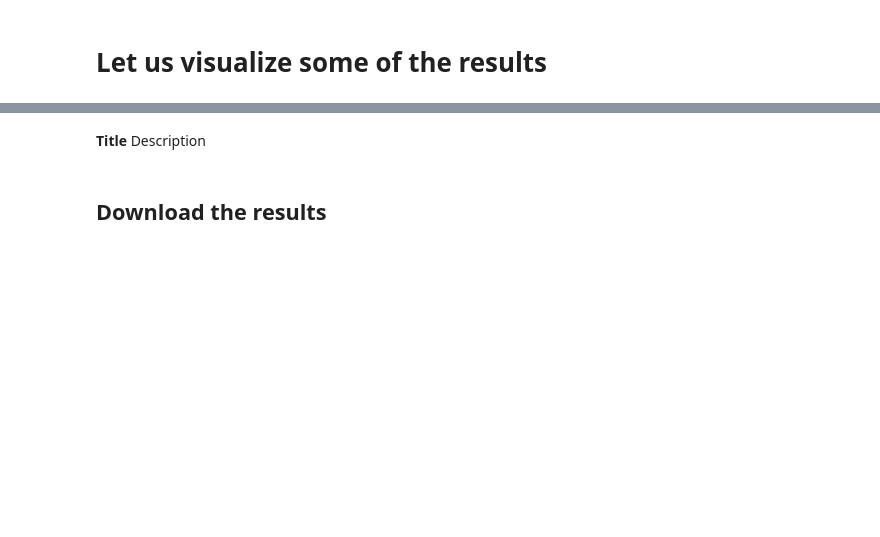
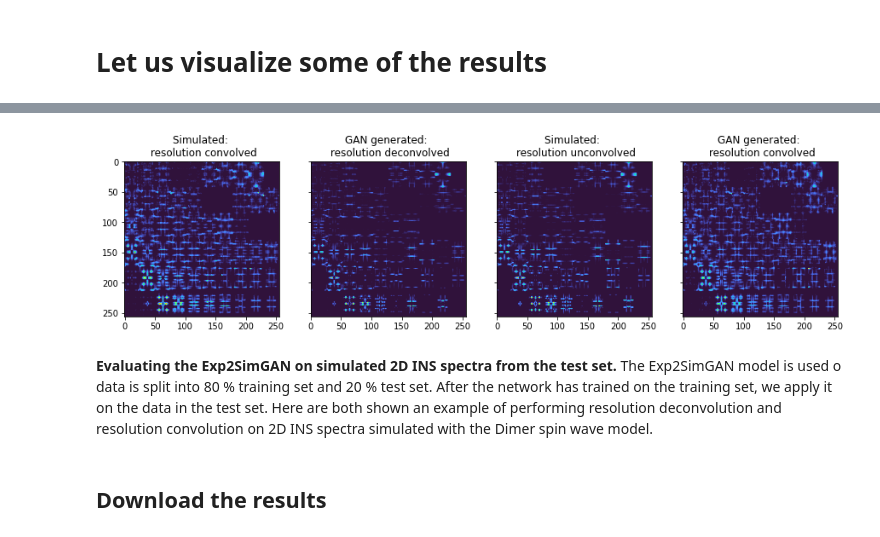
Before and after one commit to AndySAnker/Exp2SimGAN, a Jupyter notebook: Exp2SimGAN.ipynb, the cells around one changed output, grey strips where cells are left out. Saved outputs shown, nothing was run; the diff lists cells and outputs as text; code cells hidden in the pictures; blank space fills up the shorter version.

Commit message:
Updated visualisations

```diff
--- a/Exp2SimGAN.ipynb
+++ b/Exp2SimGAN.ipynb
@@ -20,10 +20,15 @@ This script guides you through a simple example of how to use Exp2SimGAN to matc
 !unzip evXHKjYjlo
 !pip install pytorch_lightning torch-geometric==1.7.2 torch-scatter
 !pip3 install torch-sparse -f https://data.pyg.org/whl/torch-1.10.1+cpu.html
-!pip install matplotlib ipywidgets dominate
+!pip install matplotlib==3.5.3 ipywidgets dominate
 from google.colab import output, files
 from IPython.display import Image
 import matplotlib.pyplot as plt
 import shutil
 import os
+import matplotlib.image as mpimg
+import numpy as np
+
+def norm_im(im):    return 0.000000001+(im - im.min())/(im.max() - im.min()) # Normalisation
+def rgb2gray(rgb):  return np.dot(rgb[...,:3], [0.299, 0.587, 0.144])
 os.chdir("Exp2SimGAN")
@@ -95,5 +70,30 @@ ValueError: ignored
-# %% [markdown]
-**Title** Description
+# %%
+# We first load the results
+img_realA = mpimg.imread('results/test_Data/dataset_All_balanced/test_400/images/real_A/sim_ref_dimer_TobyFit.png')
+img_realB = mpimg.imread('results/test_Data/dataset_All_balanced/test_400/images/real_B/sim_ref_dimer_Nore.png')
+img_fakeA = mpimg.imread('results/test_Data/dataset_All_balanced/test_400/images/fake_A/sim_ref_dimer_Nore.png')
+img_fakeB = mpimg.imread('results/test_Data/dataset_All_balanced/test_400/images/fake_B/sim_ref_dimer_TobyFit.png')
+
+# We normalise the results and convert them to greyscale
+img_realA = norm_im(rgb2gray(norm_im(img_realA)))
+img_realB = norm_im(rgb2gray(norm_im(img_realB)))
+img_fakeA = norm_im(rgb2gray(norm_im(img_fakeA)))
+img_fakeB = norm_im(rgb2gray(norm_im(img_fakeB)))
+
+# We visualize the results
+fig, ax = plt.subplots(1, 4, sharex='col', sharey='row', figsize=(15,10))
+ax[0].imshow(img_realA, cmap="turbo");
+ax[0].set_title("Simulated: \n resolution convolved");
+ax[1].imshow(img_fakeB, cmap="turbo");
+ax[1].set_title("GAN generated: \n resolution deconvolved");
+ax[2].imshow(img_realB, cmap="turbo");
+ax[2].set_title("Simulated: \n resolution unconvolved");
+ax[3].imshow(img_fakeA, cmap="turbo");
+ax[3].set_title("GAN generated: \n resolution convolved");
+# %% [output]
+[figure, added]
+# %% [markdown]
+**Evaluating the Exp2SimGAN on simulated 2D INS spectra from the test set.** The Exp2SimGAN model is used o data is split into 80 % training set and 20 % test set. After the network has trained on the training set, we apply it on the data in the test set. Here are both shown an example of performing resolution deconvolution and resolution convolution on 2D INS spectra simulated with the Dimer spin wave model.
 # %% [markdown]
 ## Download the results
 # %%
```
Also changed, not shown: parts of 5 cells of this notebook.
